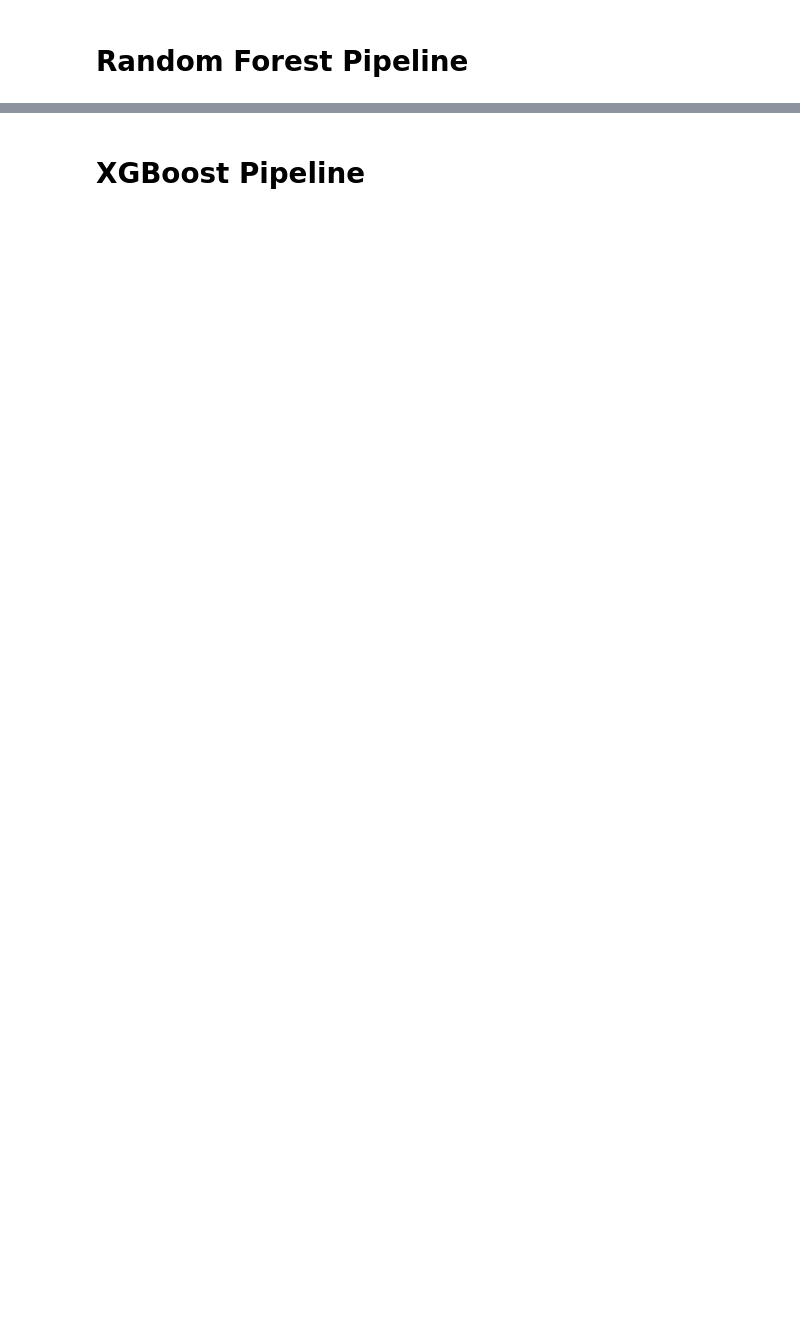
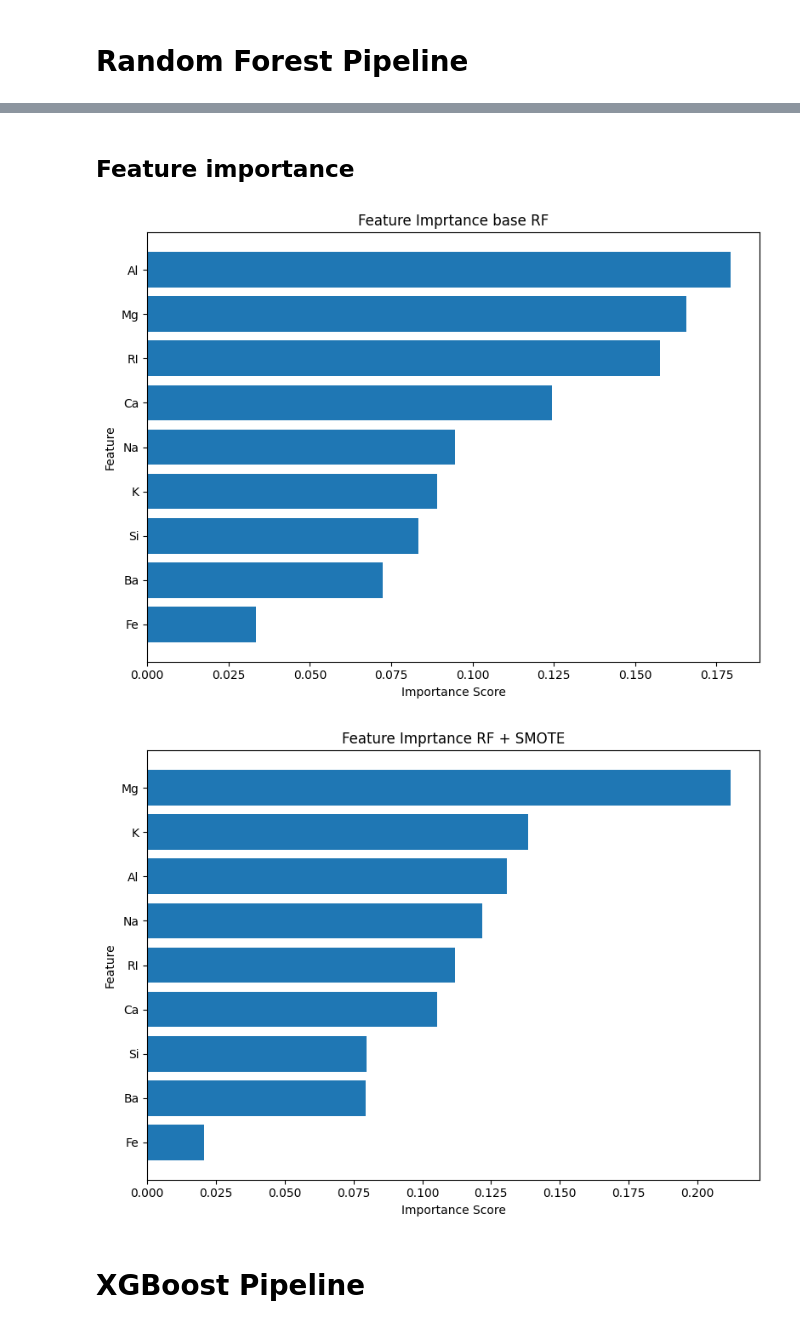
Before and after one commit to EdwardCKB/daily-ds, a Jupyter notebook: ml/clean-code/glass_ml.ipynb, the cells around one changed output, grey strips where cells are left out. Cells and saved outputs as stored; diff of their text form; code cells hidden in the pictures; blank space fills up the shorter version.

Commit message:
adding feature importance for tree model to visualise which features are the bigeest to smalles factors

```diff
--- a/ml/clean-code/glass_ml.ipynb
+++ b/ml/clean-code/glass_ml.ipynb
@@ -371,3 +372,39 @@ Best RF model: smote_lda (recall=0.7071428571428572)
+# %% [markdown]
+## Feature importance
+# %%
+def feature_importance(tree_pipeline, X_train):
+    """see the importance of each feature in the tree model"""
+    feature_names = list(X_train.columns)
+    scores = tree_pipeline.named_steps['model'].feature_importances_
+    pairs = dict(zip(feature_names, scores))
+    return pairs
+
+
+def plot_feature_importance(pairs, title):
+    """Horizontal bar chart: importance score (x) vs feature name (y)"""
+    sorted_pairs = dict(sorted(pairs.items(), key=lambda item: item[1])) #sort by value
+    plt.figure(figsize=(8, 6))
+    plt.barh(list(sorted_pairs.keys()), list(sorted_pairs.values()))
+    plt.xlabel("Importance Score")
+    plt.ylabel("Feature")
+    plt.title(title)
+    plt.tight_layout()
+    plt.show()
+
+
+rf_base = feature_importance(best_base_rf, X_train)
+plot_feature_importance(rf_base, "Feature Imprtance base RF")
+
+rfsmote = feature_importance(best_smote_rf, X_train)
+plot_feature_importance(rfsmote, "Feature Imprtance RF + SMOTE")
+"""
+When applied SMOTE, the model's most important feature shifted from Al to Mg
+ — suggesting the original imbalanced training data caused the model to over-rely on whatever separated the majority classes best,
+while balancing let it discover Mg's value for distinguishing the rarer glass types, which lines up with the recall improvement measured.
+"""
+# %% [output]
+[figure, added]
+[figure, added]
 # %% [markdown]
 # XGBoost Pipeline
 # %%
```
Also changed, not shown: parts of 5 cells of this notebook.
